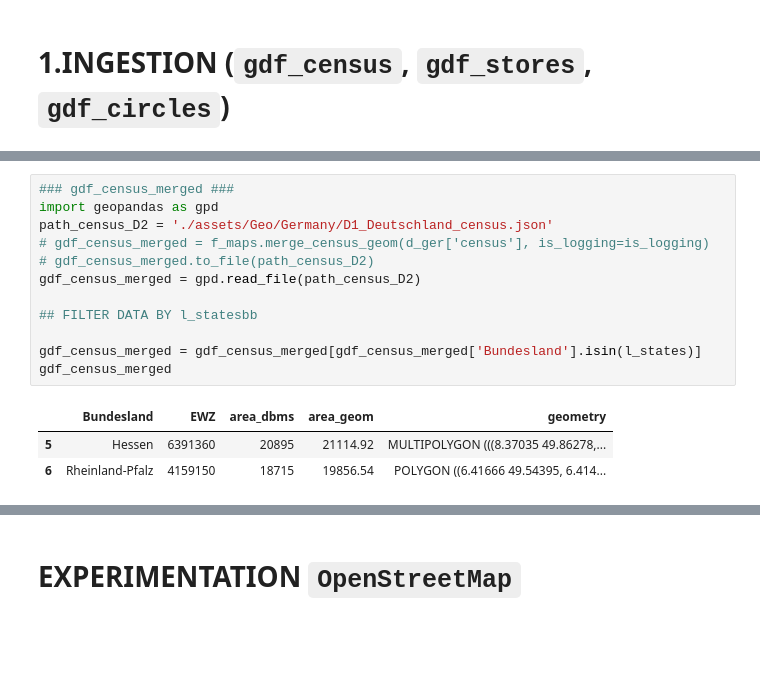
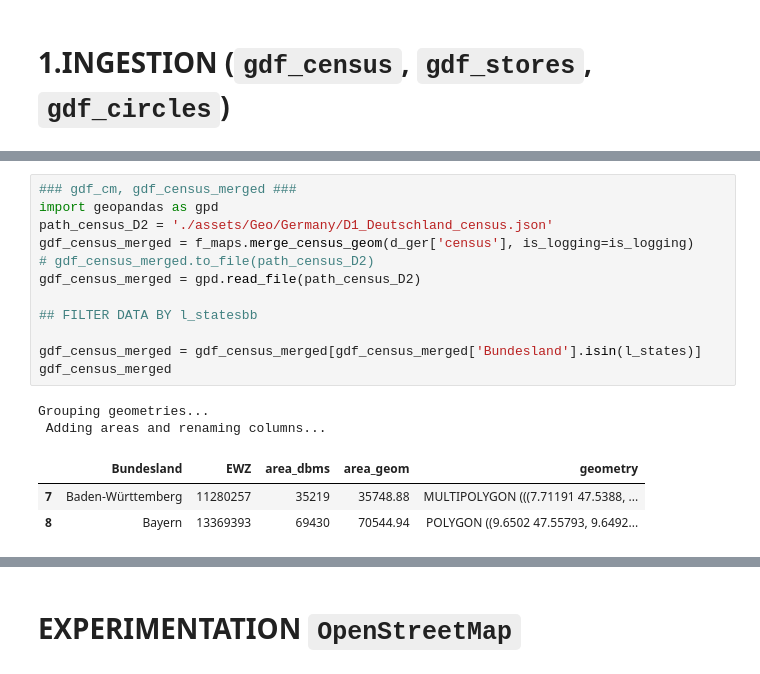
Before and after one commit to JErenci/ditto_v2, a Jupyter notebook: JupNB/gen_map_adm/extract_map_functions_extended.ipynb, the cells around one changed output, grey strips where cells are left out. Saved outputs shown, nothing was run; the diff lists cells and outputs as text; blank space fills up the shorter version.

```diff
--- a/JupNB/gen_map_adm/extract_map_functions_extended.ipynb
+++ b/JupNB/gen_map_adm/extract_map_functions_extended.ipynb
@@ -158,17 +195,19 @@ CENSUS/TOTAL: [10990]
 # %%
-### gdf_census_merged ###
+### gdf_cm, gdf_census_merged ###
 import geopandas as gpd
 path_census_D2 = './assets/Geo/Germany/D1_Deutschland_census.json'
-# gdf_census_merged = f_maps.merge_census_geom(d_ger['census'], is_logging=is_logging)
+gdf_census_merged = f_maps.merge_census_geom(d_ger['census'], is_logging=is_logging)
 # gdf_census_merged.to_file(path_census_D2)
 gdf_census_merged = gpd.read_file(path_census_D2)
 
 ## FILTER DATA BY l_statesbb
 
 gdf_census_merged = gdf_census_merged[gdf_census_merged['Bundesland'].isin(l_states)]
 gdf_census_merged
 # %% [output]
+Grouping geometries...
+ Adding areas and renaming columns...
 |  | Bundesland | EWZ | area_dbms | area_geom | geometry |
-| 5 | Hessen | 6391360 | 20895 | 21114.92 | MULTIPOLYGON (((8.37035 49.86278,... |
-| 6 | Rheinland-Pfalz | 4159150 | 18715 | 19856.54 | POLYGON ((6.41666 49.54395, 6.414... |
+| 7 | Baden-Württemberg | 11280257 | 35219 | 35748.88 | MULTIPOLYGON (((7.71191 47.5388, ... |
+| 8 | Bayern | 13369393 | 69430 | 70544.94 | POLYGON ((9.6502 47.55793, 9.6492... |
 # %%
```
Also changed, not shown: parts of 34 cells of this notebook, 1 other file.
